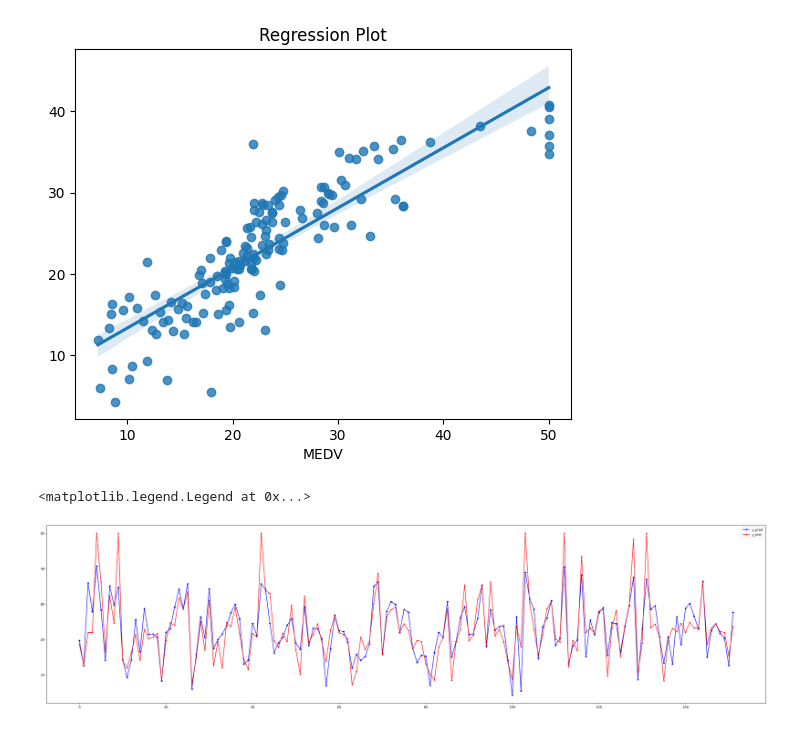
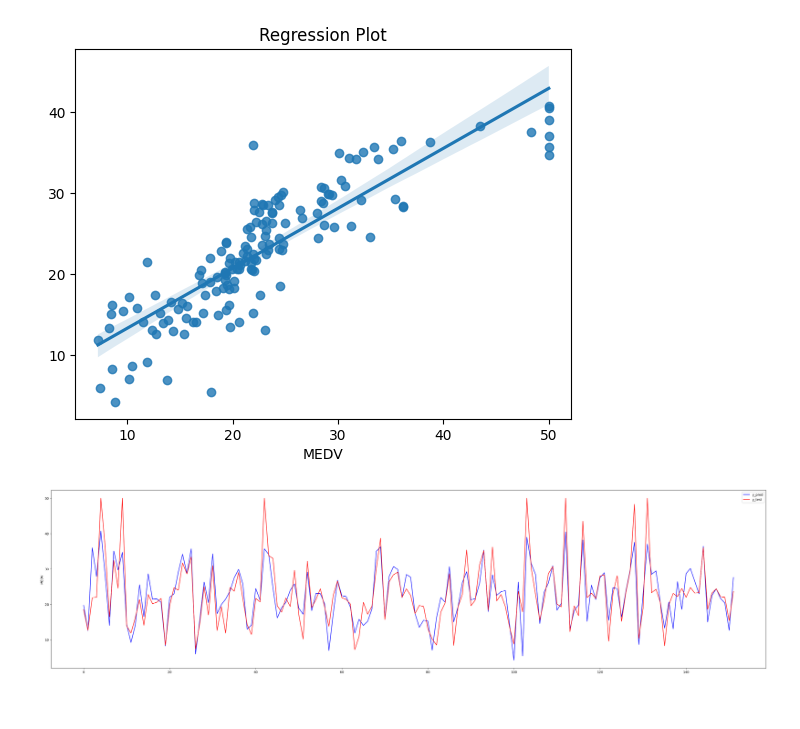
Before and after one commit to H4CE/DSBDAL, a Jupyter notebook: Assig7/assig7.ipynb, the cells around one changed output. Drawn from its saved outputs; the diff is of its cells as text; code cells hidden in the pictures.

```diff
--- a/Assig7/assig7.ipynb
+++ b/Assig7/assig7.ipynb
@@ -127,11 +127,11 @@ Text(0.5, 1.0, 'Regression Plot')
 [figure]
 # %%
 plt.figure(figsize=(40,10))
-plt.plot(range(len(y_pred)), y_pred, color='blue', label='y_pred',marker="*")
-plt.plot(range(len(y_test)), y_test, color='red', label='y_test',marker=".")
+sns.lineplot(x=range(len(y_pred)), y=y_pred, color='blue', label='y_pred')
+sns.lineplot(x=range(len(y_test)), y=y_test, color='red', label='y_test')
 plt.legend()
+plt.show()
 # on y axis, prices of house are plotted
 # on x axis, numbers of house are plotted
 # %% [output]
-<matplotlib.legend.Legend at 0x...>
-[figure, old version]
+[figure, new version]
```
Also changed, not shown: 15 other files.
